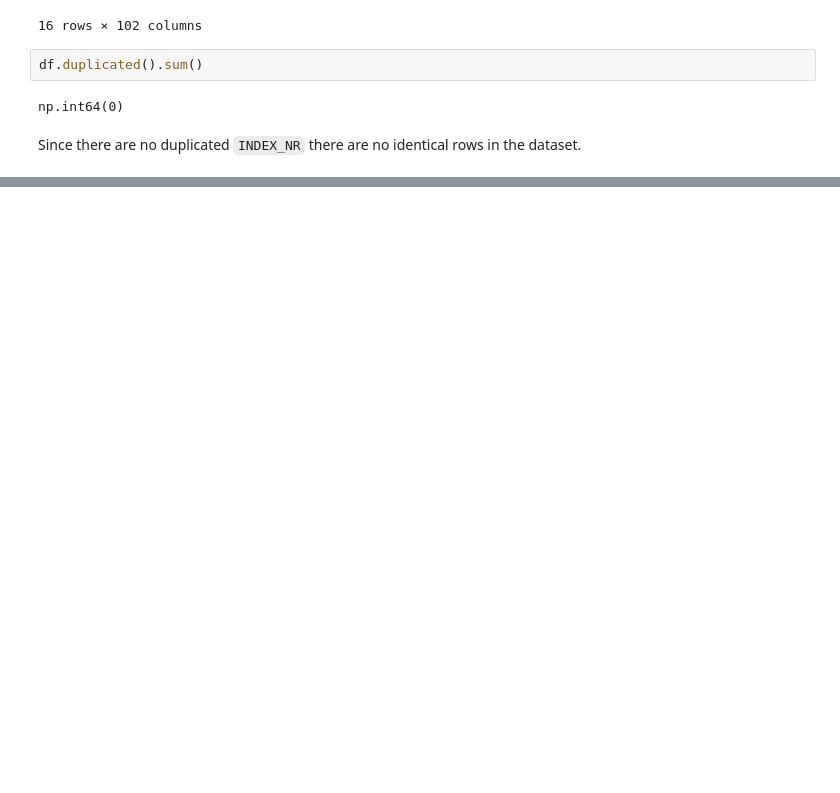
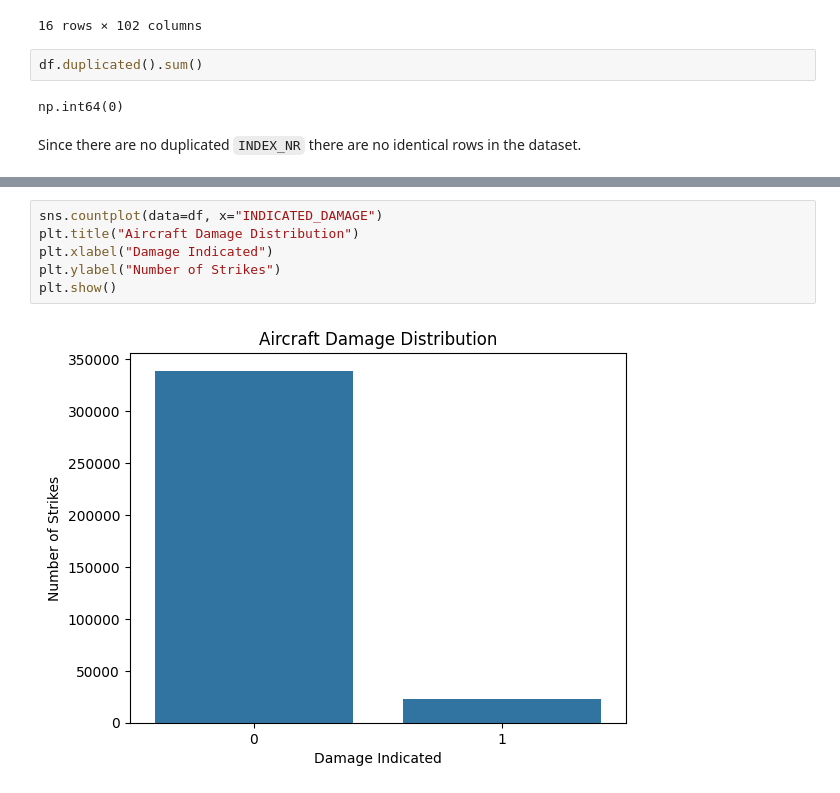
Before and after one commit to annasehgal/final-project-tech-68, a Jupyter notebook: Anna_TECH_68_Machine_learning_for_business_in_Python.ipynb, the cells around one changed output, grey strips where cells are left out. Drawn from its saved outputs; the diff is of its cells as text; blank space fills up the shorter version.

```diff
--- a/Anna_TECH_68_Machine_learning_for_business_in_Python.ipynb
+++ b/Anna_TECH_68_Machine_learning_for_business_in_Python.ipynb
@@ -219,0 +228,8 @@ dtype: int64
+# %%
+sns.countplot(data=df, x="INDICATED_DAMAGE")
+plt.title("Aircraft Damage Distribution")
+plt.xlabel("Damage Indicated")
+plt.ylabel("Number of Strikes")
+plt.show()
+# %% [output]
+[figure, added]
```
Also changed, not shown: parts of 33 cells of this notebook.
